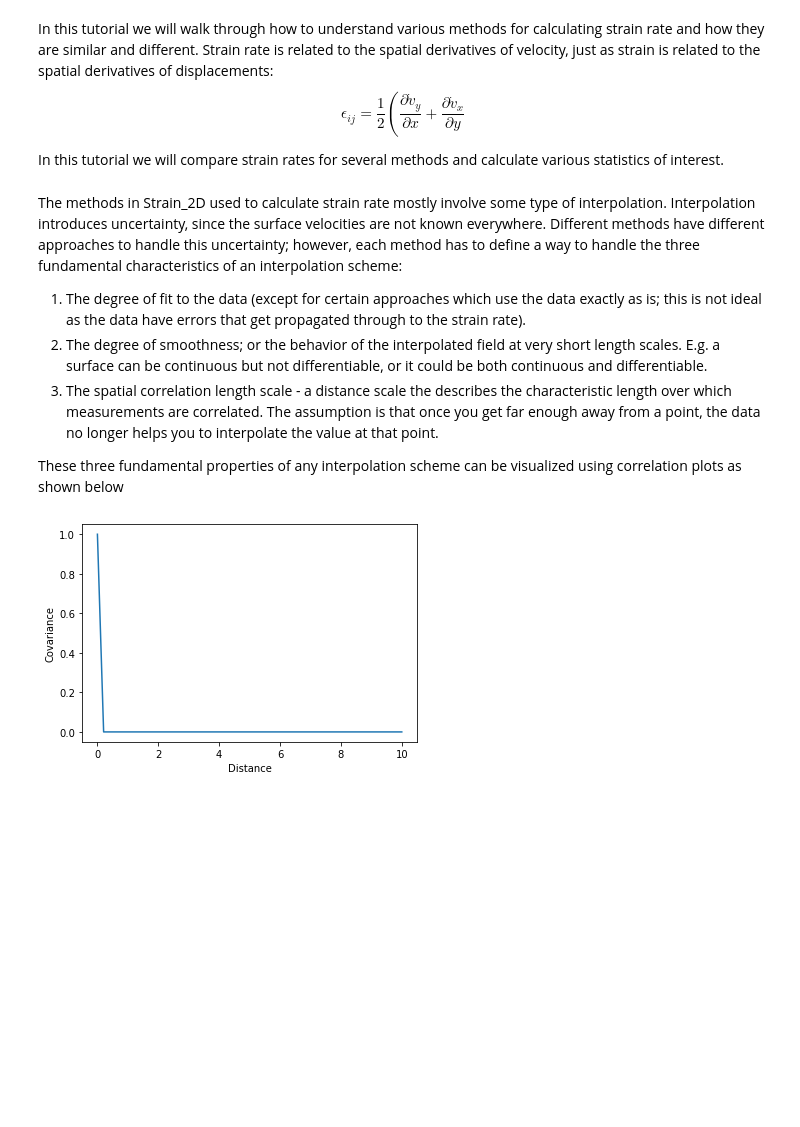
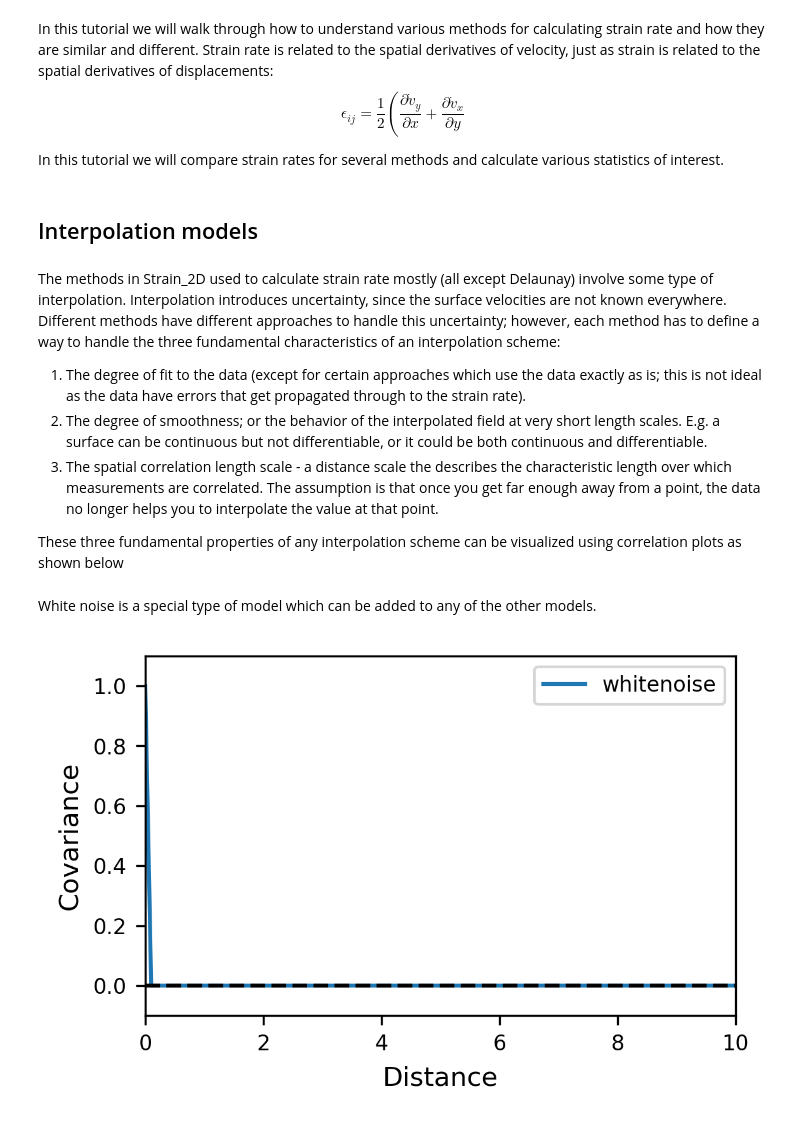
Before and after one commit to kmaterna/Strain_2D, a Jupyter notebook: example/tutorial.ipynb, the cells around one changed output. Saved outputs shown, nothing was run; the diff lists cells and outputs as text; code cells hidden in the pictures; blank space fills up the shorter version.

```diff
--- a/example/tutorial.ipynb
+++ b/example/tutorial.ipynb
@@ -19,5 +9,7 @@ def plotCov(h, *args):
+# %% [markdown]
+## Interpolation models
 # %% [markdown]
-The methods in Strain_2D used to calculate strain rate mostly involve some type of interpolation.
+The methods in Strain_2D used to calculate strain rate mostly (all except Delaunay) involve some type of interpolation.
 Interpolation introduces uncertainty, since the surface velocities are not known everywhere.
 Different methods have different approaches to handle this uncertainty; however, each method has to define a way to handle the three fundamental characteristics of an interpolation scheme:
 1. The degree of fit to the data (except for certain approaches which use the data exactly as is; this is not ideal as the data have errors that get propagated through to the strain rate).
@@ -25,20 +17,58 @@ Different methods have different approaches to handle this uncertainty; however,
 3. The spatial correlation length scale - a distance scale the describes the characteristic length over which measurements are correlated. The assumption is that once you get far enough away from a point, the data no longer helps you to interpolate the value at that point.
 
 These three fundamental properties of any interpolation scheme can be visualized using correlation plots as shown below
+# %%
+import numpy as np
+import matplotlib.pyplot as plt
+import xarray as xr
+
+SMALL_SIZE = 7
+MEDIUM_SIZE = 10
+BIGGER_SIZE = 11
+
+plt.rc('font', size=SMALL_SIZE)          # controls default text sizes
+plt.rc('axes', titlesize=SMALL_SIZE)     # fontsize of the axes title
+plt.rc('axes', labelsize=MEDIUM_SIZE)    # fontsize of the x and y labels
+plt.rc('xtick', labelsize=SMALL_SIZE)    # fontsize of the tick labels
+plt.rc('ytick', labelsize=SMALL_SIZE)    # fontsize of the tick labels
+plt.rc('legend', fontsize=SMALL_SIZE)    # legend fontsize
+plt.rc('figure', titlesize=BIGGER_SIZE)  # fontsize of the figure title
+
+def plotCov(h, *args, **kwargs):
+    f = plt.figure(figsize=(4, 2.5), dpi=300)
+    for k,arg in enumerate(args):
+        if np.mod(k,2)==0:
+            plot_sym = '-'
+        elif np.mod(k,3)==0:
+            plot_sym = '-.'
+        else:
+            plot_sym = '--'
+        if 'namelist' in kwargs.keys():
+            plt.plot(h, arg, plot_sym, label=kwargs['namelist'][k])
+        else:
+            plt.plot(h, arg, plot_sym)
+    plt.ylim([-0.1, np.max(np.max([arg for arg in args])) + 0.1])
+    plt.xlim([0,10])
+    plt.legend()
+    plt.axhline(y=0,linestyle='--', c='k')
+    plt.xlabel('Distance')
+    plt.ylabel('Covariance')
+# %% [markdown]
+White noise is a special type of model which can be added to any of the other models.
 # %%
 # distance
-h = np.linspace(0,10)
+h = np.linspace(0,20, 200)
 
 # various covariance functions
 
 # A white noise or "nugget" model. Points are always perfectly correlated to themselves, otherwise the correlation is zero
 # The nugget is the variance of the white-noise process
 def whiteNoise(h, nugget):
     out = np.zeros(h.shape)
     out[h==0] = nugget
     return out
 
-plotCov(h, whiteNoise(h, 1))
+plotCov(h, whiteNoise(h, 1), namelist=['whitenoise'])
 # %% [output]
-[figure, old version]
+[figure, new version]
 # %% [markdown]
```
Also changed, not shown: parts of 25 cells of this notebook.
